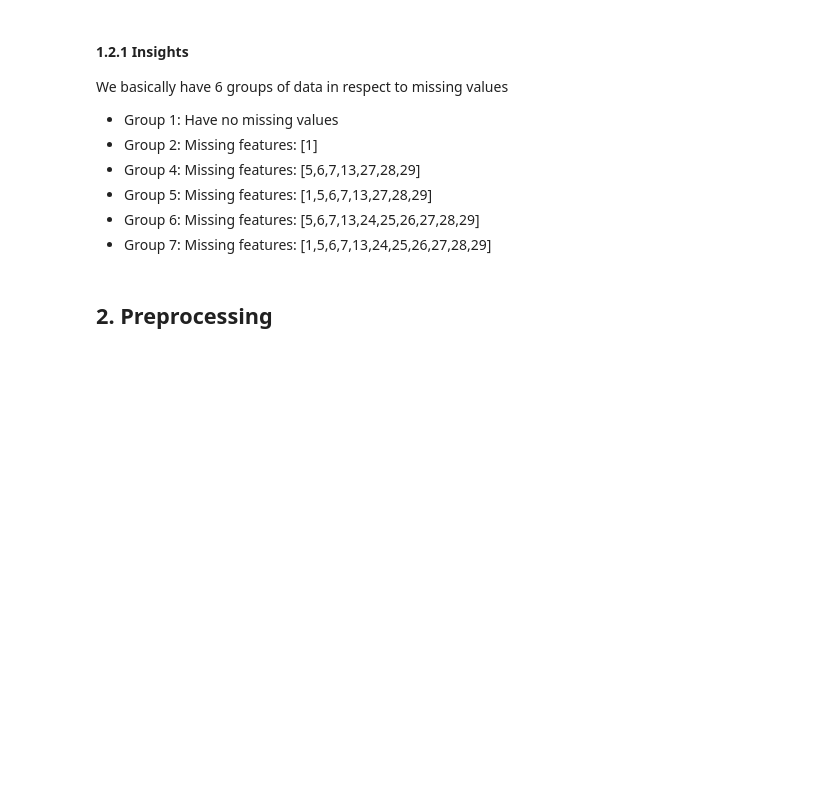
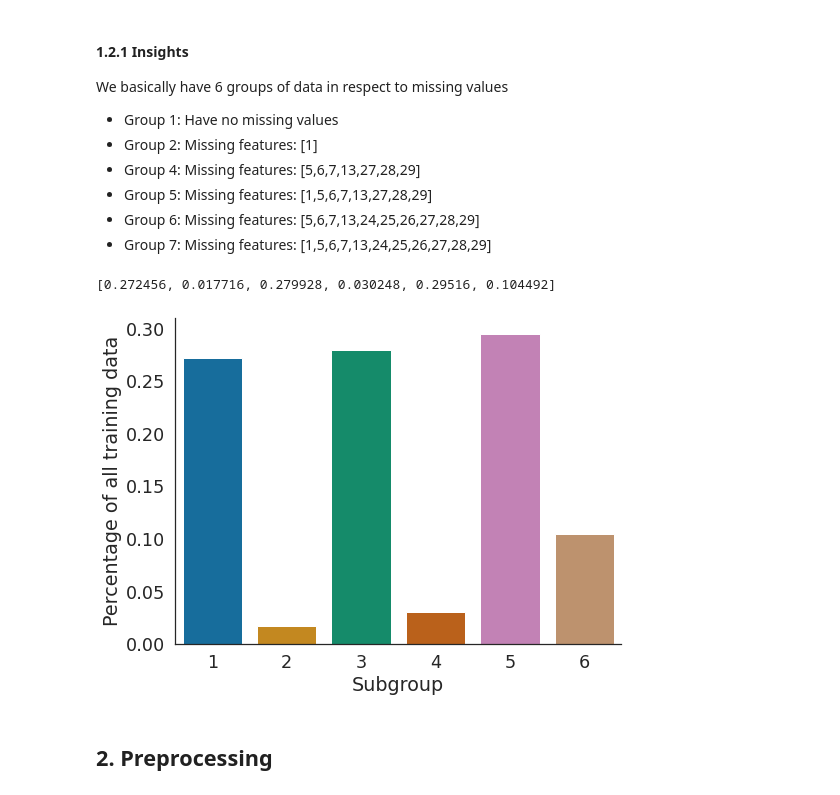
Before and after one commit to xavoliva6/ml-higgs-boson, a Jupyter notebook: project1/scripts/exploratory_data_analysis.ipynb, the cells around one changed output. Saved outputs shown, nothing was run; the diff lists cells and outputs as text; code cells hidden in the pictures; blank space fills up the shorter version.

```diff
--- a/project1/scripts/exploratory_data_analysis.ipynb
+++ b/project1/scripts/exploratory_data_analysis.ipynb
@@ -140,6 +140,29 @@ We basically have 6 groups of data in respect to missing values
 * Group 5: Missing features: [1,5,6,7,13,27,28,29]
 * Group 6: Missing features: [5,6,7,13,24,25,26,27,28,29]
 * Group 7: Missing features: [1,5,6,7,13,24,25,26,27,28,29]
+# %%
+# Split data in the six groups and plot amount of data for each category
+groups_tr_Y, groups_tr_X, indc_list_tr = split_groups(Y_tr, X_tr)
+groups_te_Y, groups_te_X, indc_list_te = split_groups(Y_te, X_te)
+# %%
+group_size = []
+for i in range(6):
+    group_size.append(groups_tr_X[i].shape[0])
+group_size_prop = [x/np.sum(group_size) for x in group_size]
+group_size_prop
+# %% [output]
+[0.272456, 0.017716, 0.279928, 0.030248, 0.29516, 0.104492]
+# %%
+plt.figure(figsize = (8,6))
+subgroups_plot = sns.barplot(y = group_size_prop, x = np.arange(1,7), palette= 'colorblind')
+plt.xlabel('Subgroup')
+plt.ylabel('Percentage of all training data')
+#plt.title('Percentage of training data in each subgroup')
+sns.set(font_scale=1.6, style='white')
+sns.despine();
+subgroups_plot.figure.savefig("subgroups.png")
+# %% [output]
+[figure, added]
 # %% [markdown]
 ## 2. Preprocessing
 # %%
```
Also changed, not shown: parts of 10 cells of this notebook, 3 other files.
